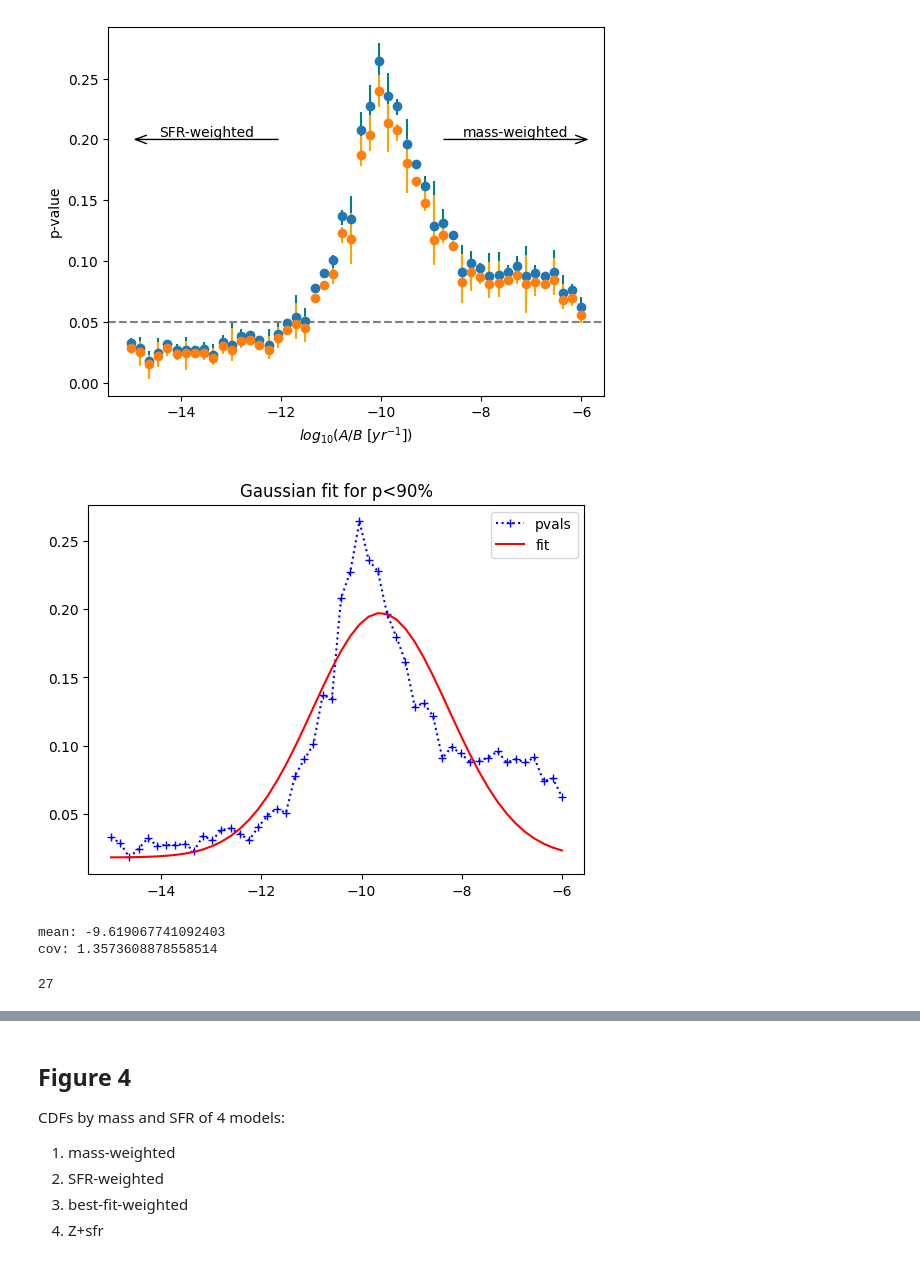
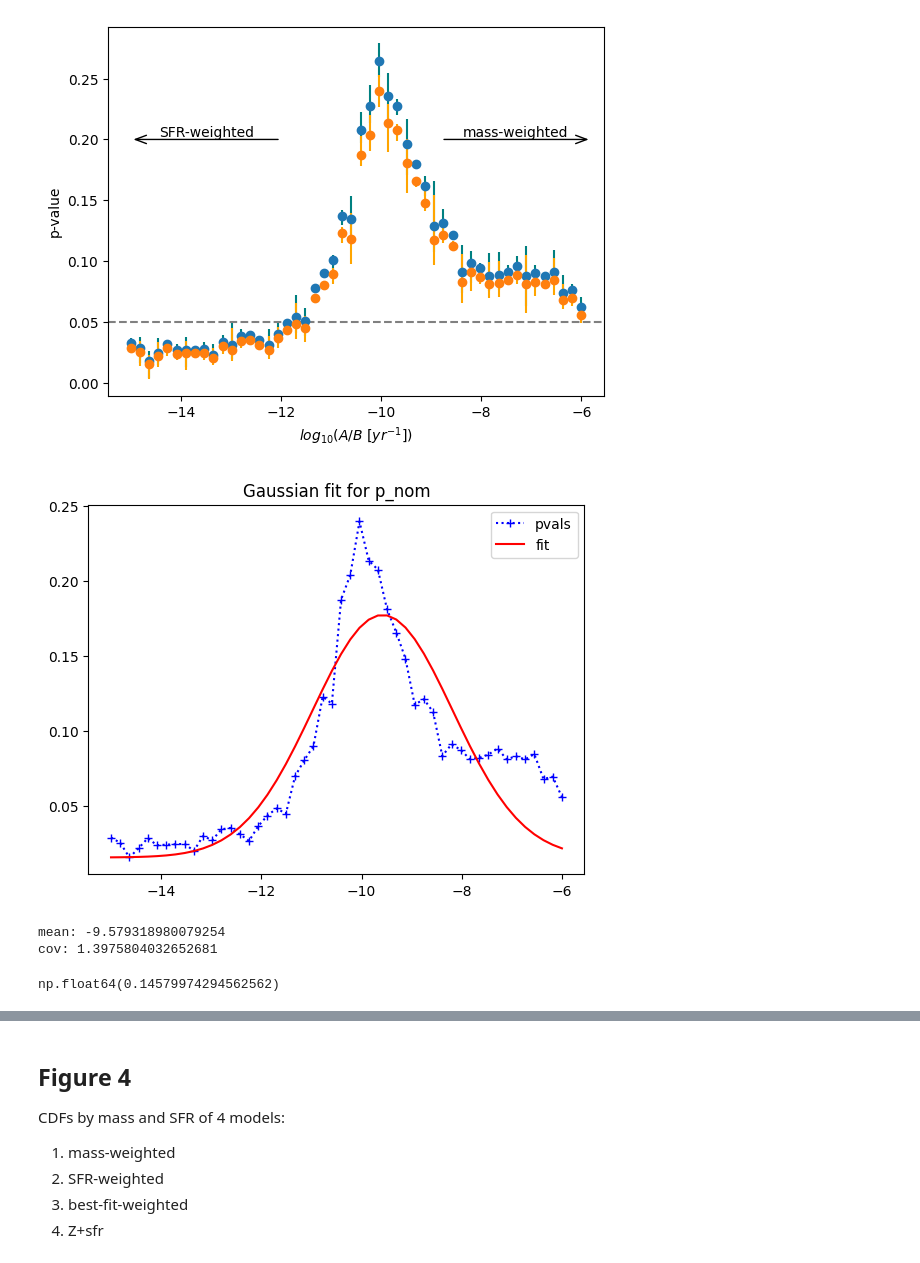
Before and after one commit to hoasaf3/host-galaxies-stats, a Jupyter notebook: frb_hosts_stats.ipynb, the cells around one changed output, grey strips where cells are left out. Cells and saved outputs as stored; diff of their text form; code cells hidden in the pictures.

```diff
--- a/frb_hosts_stats.ipynb
+++ b/frb_hosts_stats.ipynb
@@ -852,30 +832,30 @@ ax.annotate("SFR-weighted", (.5, .5), xycoords=sfr_arrow, ha='center', va='botto
 # %%
 ''' Gaussian fit Figure 3 '''
 from scipy.optimize import curve_fit
 
 # replace between pvals_90 and pvals_nom, pick which ones to fit to
-curr_pvals = pvals_90
+curr_pvals = pvals_nom  #pvals_90
 n = len(curr_pvals)
 mean = sum(np.array(fracs) * np.array(curr_pvals))/n
 sigma = np.sqrt(sum(curr_pvals*(fracs-mean)**2)/n)
 
 def gauss(x,a,x0,sigma):
     return a * np.exp(-(x - x0)**2 / (2 * sigma**2)) + np.min(curr_pvals)
 
 
 popt,pcov = curve_fit(gauss, fracs, curr_pvals, p0=[1, mean, sigma])
 
 plt.plot(fracs, curr_pvals, 'b+:', label='pvals')
 plt.plot(fracs, gauss(fracs, *popt), 'r-', label='fit')
 plt.legend()
-plt.title('Gaussian fit for p<90%')  # repalce title between p<90% and p_nom
+plt.title('Gaussian fit for p_nom')  # repalce title between p<90% and p_nom
 plt.show()
 print('mean:', popt[1])
 print('cov:', popt[2])
 # %% [output]
-[figure, old version]
+[figure, new version]
-mean: -9.619067741092403
-cov: 1.3573608878558514
+mean: -9.579318980079254
+cov: 1.3975804032652681
 # %%
 ''' Figure 3 - add mass-weighted and sfr-weighted points to a/b plot '''
 
@@ -897,10 +877,9 @@ mass_yerr_90 = np.transpose([max(mass_weighted_errs_90)-mass_90,mass_90-min(mass
 sfr_yerr_nom = np.transpose([max(sfr_weighted_errs_nom)-sfr_nom,sfr_nom-min(sfr_weighted_errs_nom)])
 sfr_yerr_90 = np.transpose([max(sfr_weighted_errs_90)-sfr_90,sfr_90-min(sfr_weighted_errs_90)])
 # %%
-lowm = frb_hosts[np.log10(frb_hosts['Mstar']) < leja_utils.cosmos15_mass_completeness(frb_hosts['z'])]
-sum(frb_hosts['z'] < 0.25)
+gauss(-10.5, *popt)
 # %% [output]
-27
+np.float64(0.14579974294562562)
 # %%
 ''' Figure 3 - with broken axes '''
 
```
Also changed, not shown: parts of 8 cells of this notebook, 1 other file.
